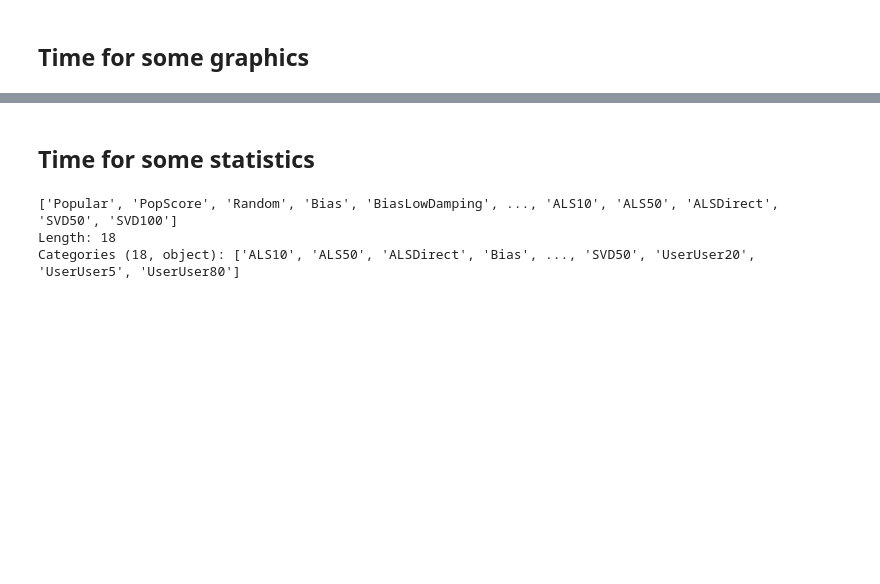
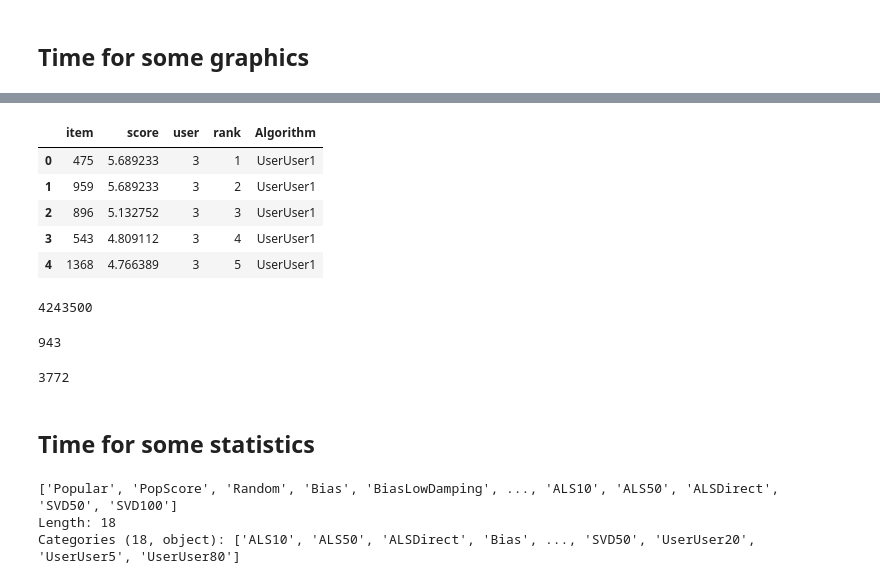
Before and after one commit to AntonyBazin/IS_labs, a Jupyter notebook: IS_lab3_lenskit/lenskit_lab.ipynb, the cells around one changed output, grey strips where cells are left out. Saved outputs shown, nothing was run; the diff lists cells and outputs as text; code cells hidden in the pictures; blank space fills up the shorter version.

```diff
--- a/IS_lab3_lenskit/lenskit_lab.ipynb
+++ b/IS_lab3_lenskit/lenskit_lab.ipynb
@@ -371,3 +368,24 @@ results.groupby('Algorithm').recall.mean().plot.bar(title='Recall')
+# %%
+all_recs.head()
+# %% [output]
+|  | item | score | user | rank | Algorithm |
+| 0 | 475 | 5.689233 | 3 | 1 | UserUser1 |
+| 1 | 959 | 5.689233 | 3 | 2 | UserUser1 |
+| 2 | 896 | 5.132752 | 3 | 3 | UserUser1 |
+| 3 | 543 | 4.809112 | 3 | 4 | UserUser1 |
+| 4 | 1368 | 4.766389 | 3 | 5 | UserUser1 |
+# %%
+all_recs.size
+# %% [output]
+4243500
+# %%
+all_recs['user'].unique().size
+# %% [output]
+943
+# %%
+ml100k.users.size
+# %% [output]
+3772
 # %% [markdown]
 ## Time for some statistics
 # %%
```
Also changed, not shown: parts of 23 cells of this notebook.
